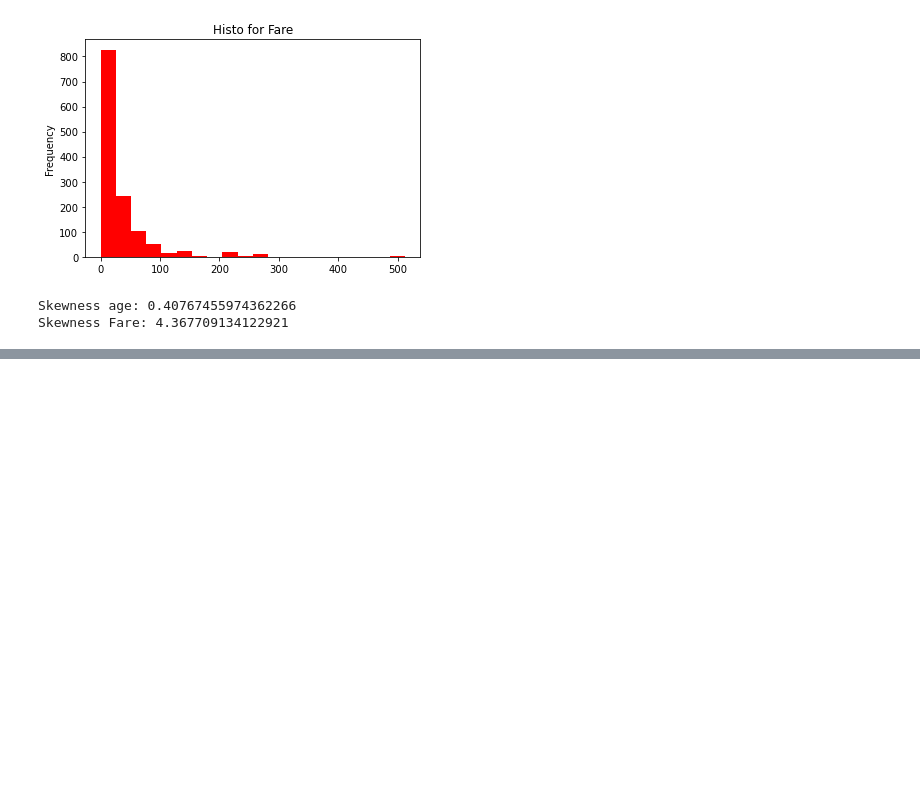
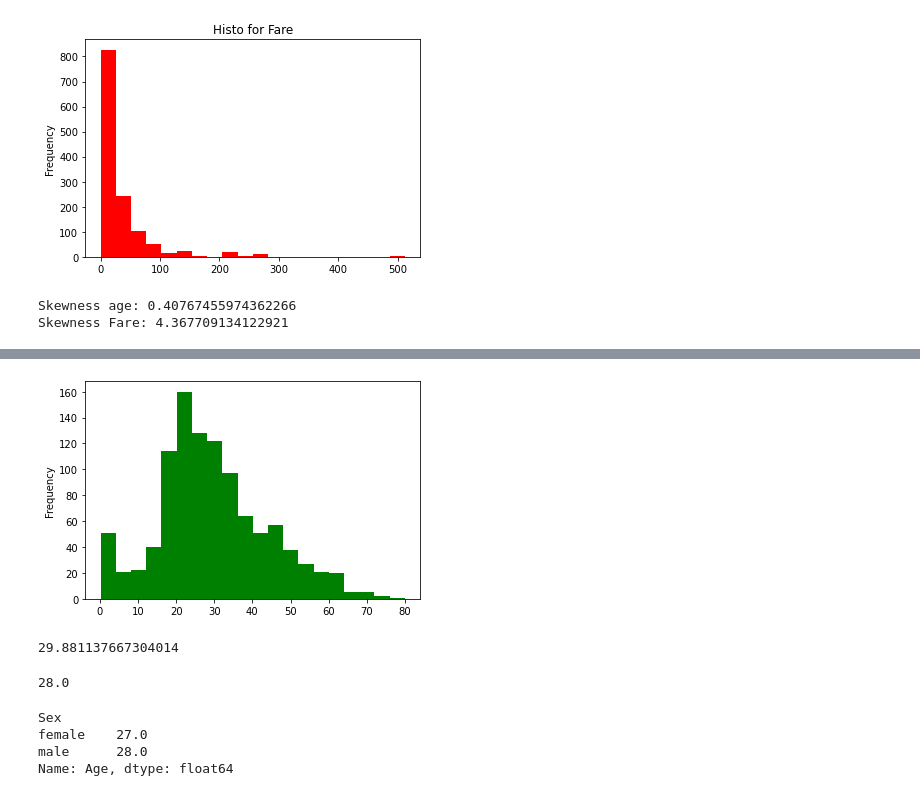
Before and after one commit to Hariru4/titanic_challenge, a Jupyter notebook: Notebooks/1.0_data_exploration.ipynb, the cells around one changed output, grey strips where cells are left out. Saved outputs shown, nothing was run; the diff lists cells and outputs as text; code cells hidden in the pictures; blank space fills up the shorter version.

```diff
--- a/Notebooks/1.0_data_exploration.ipynb
+++ b/Notebooks/1.0_data_exploration.ipynb
@@ -205,0 +337,2 @@ Skewness Fare: 4.367709134122921
+# %%
+full_df.Embarked.fillna('C',inplace=True)
@@ -205,0 +347,2 @@ Skewness Fare: 4.367709134122921
+# %%
+median_fare = full_df.loc[(full_df.Pclass==3)&(full_df.Embarked == 'S'),'Fare'].median()
@@ -205,0 +353,2 @@ Skewness Fare: 4.367709134122921
+# %%
+full_df.Fare.fillna(median_fare,inplace=True)
@@ -205,0 +376,19 @@ Skewness Fare: 4.367709134122921
+# %%
+full_df.Age.plot(kind = 'hist',bins = 20, color = 'g');
+# %% [output]
+[figure, added]
+# %%
+full_df.Age.mean()
+# %% [output]
+29.881137667304014
+# %%
+full_df.Age.median()
+# %% [output]
+28.0
+# %%
+full_df.groupby('Sex').Age.median()
+# %% [output]
+Sex
+female    27.0
+male      28.0
+Name: Age, dtype: float64
```
Also changed, not shown: parts of 56 cells of this notebook.
